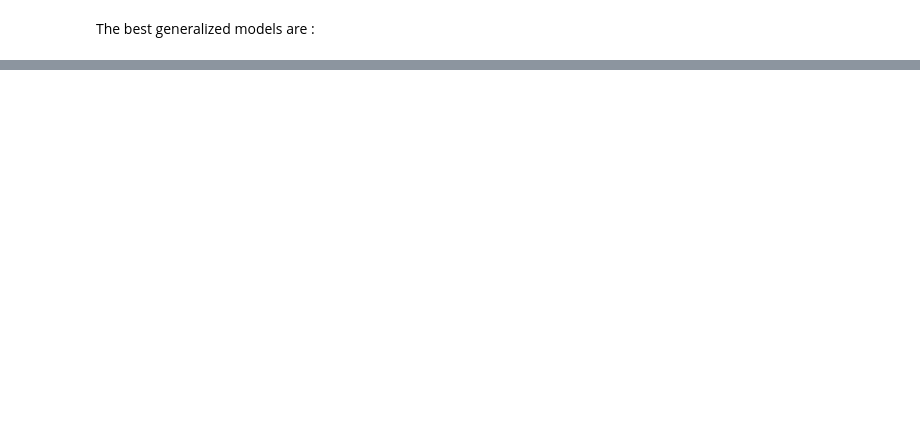
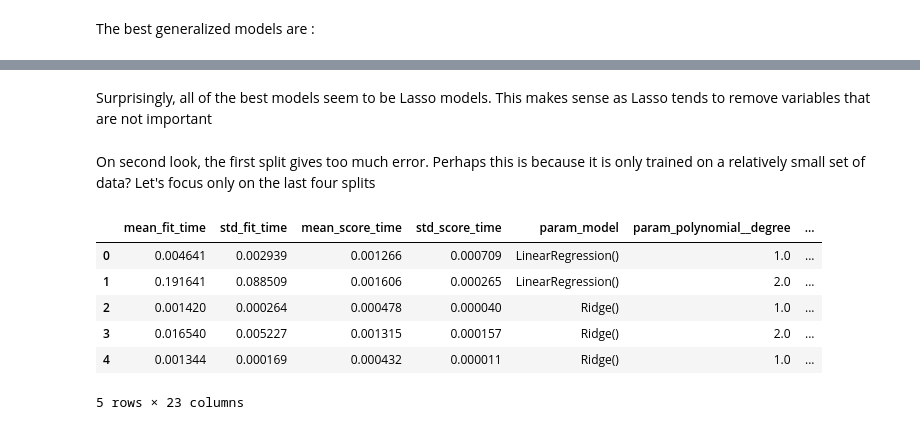
Before and after one commit to kklimov1/PriceRegressionPredictor, a Jupyter notebook: goldPriceAnalysis.ipynb, the cells around one changed output, grey strips where cells are left out. Cells and saved outputs as stored; diff of their text form; code cells hidden in the pictures; blank space fills up the shorter version.

```diff
--- a/goldPriceAnalysis.ipynb
+++ b/goldPriceAnalysis.ipynb
@@ -638,0 +734,14 @@ print()
+# %% [markdown]
+Surprisingly, all of the best models seem to be Lasso models. This makes sense as Lasso tends to remove variables that are not important
+# %% [markdown]
+On second look, the first split gives too much error. Perhaps this is because it is only trained on a relatively small set of data? Let's focus only on the last four splits
+# %%
+test_results.head(5)
+# %% [output]
+|  | mean_fit_time | std_fit_time | mean_score_time | std_score_time | param_model | param_polynomial__degree | ... |
+| 0 | 0.004641 | 0.002939 | 0.001266 | 0.000709 | LinearRegression() | 1.0 | ... |
+| 1 | 0.191641 | 0.088509 | 0.001606 | 0.000265 | LinearRegression() | 2.0 | ... |
+| 2 | 0.001420 | 0.000264 | 0.000478 | 0.000040 | Ridge() | 1.0 | ... |
+| 3 | 0.016540 | 0.005227 | 0.001315 | 0.000157 | Ridge() | 2.0 | ... |
+| 4 | 0.001344 | 0.000169 | 0.000432 | 0.000011 | Ridge() | 1.0 | ... |
+5 rows × 23 columns
```
Also changed, not shown: parts of 9 cells of this notebook.
